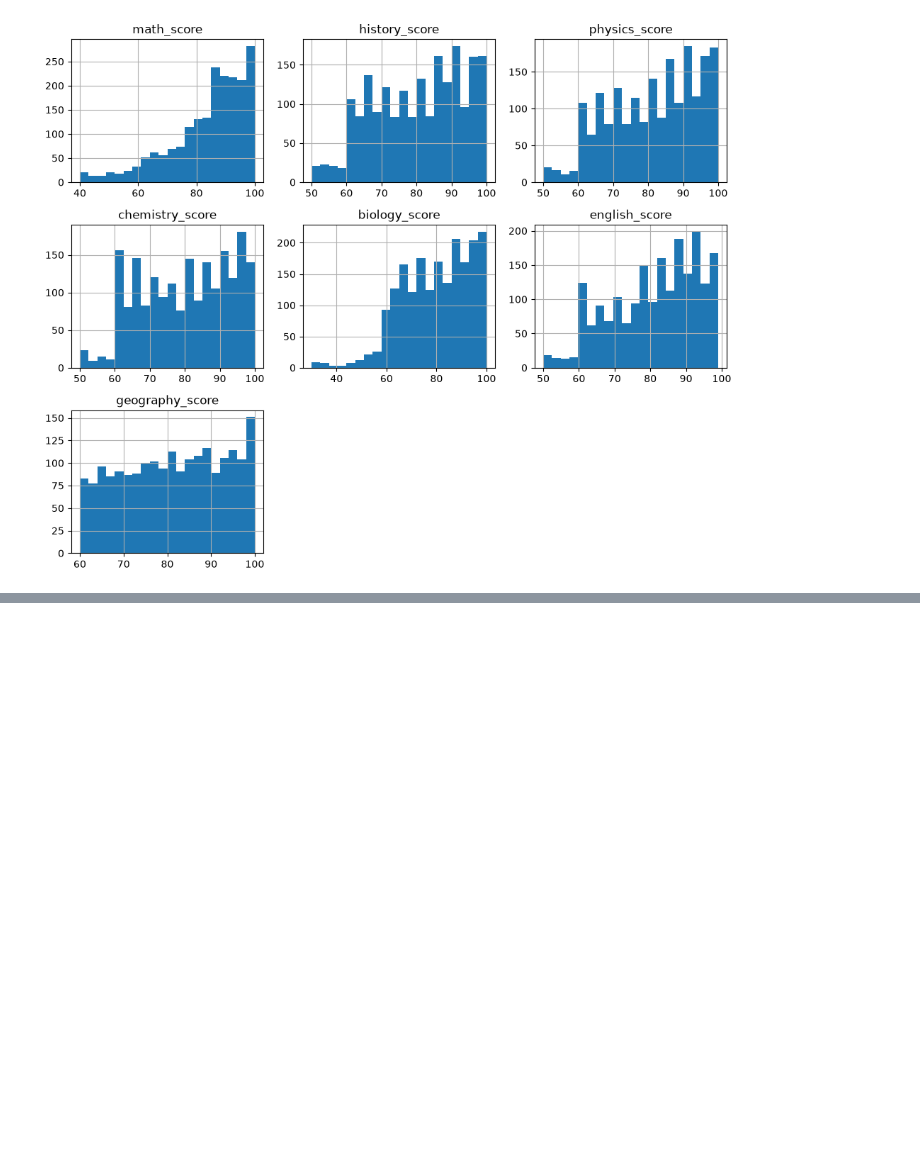
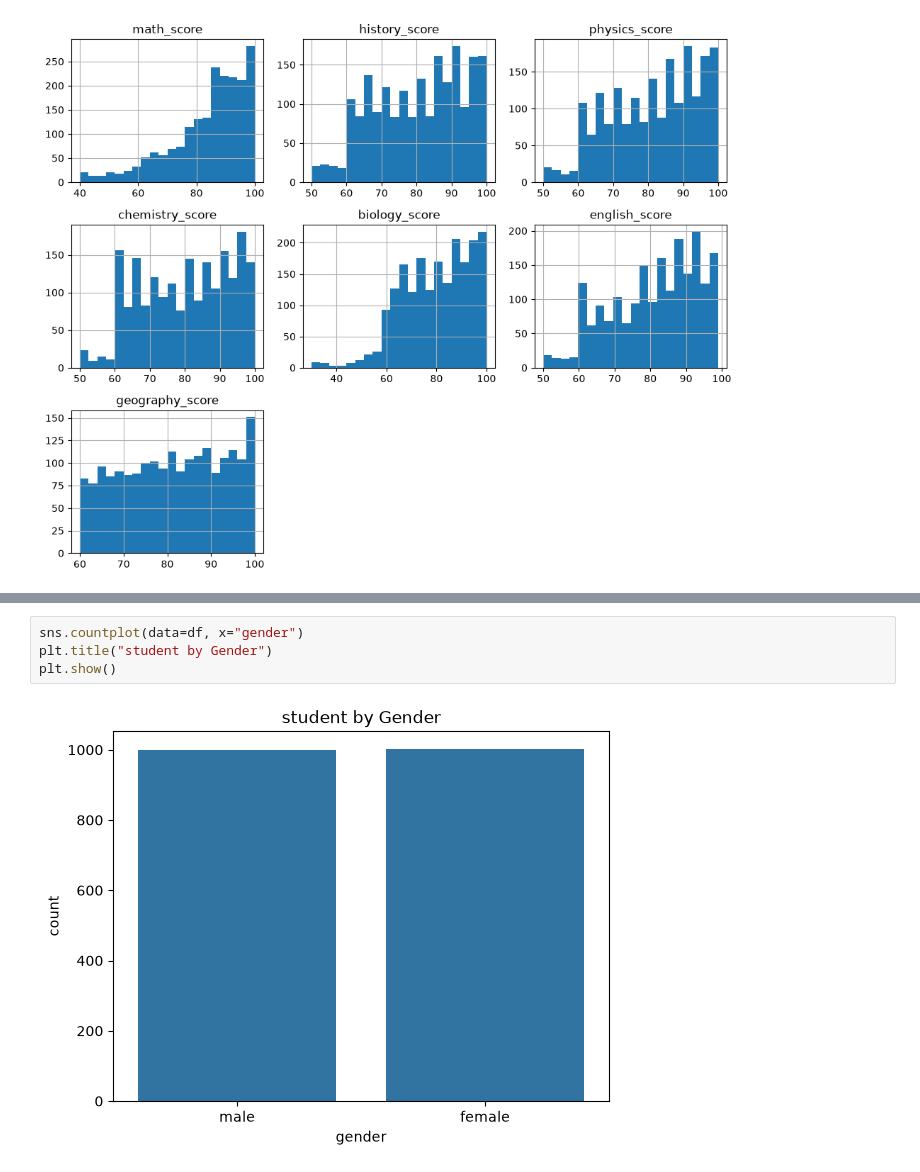
Before and after one commit to vincentkyalomusembi/ML-1.0, a Jupyter notebook: python.ipynb, the cells around one changed output, grey strips where cells are left out. Drawn from its saved outputs; the diff is of its cells as text; blank space fills up the shorter version.

```diff
--- a/python.ipynb
+++ b/python.ipynb
@@ -189,0 +193,6 @@ sns
+# %%
+sns.countplot(data=df, x="gender")
+plt.title("student by Gender")
+plt.show()
+# %% [output]
+[figure, added]
```
Also changed, not shown: parts of 12 cells of this notebook.
